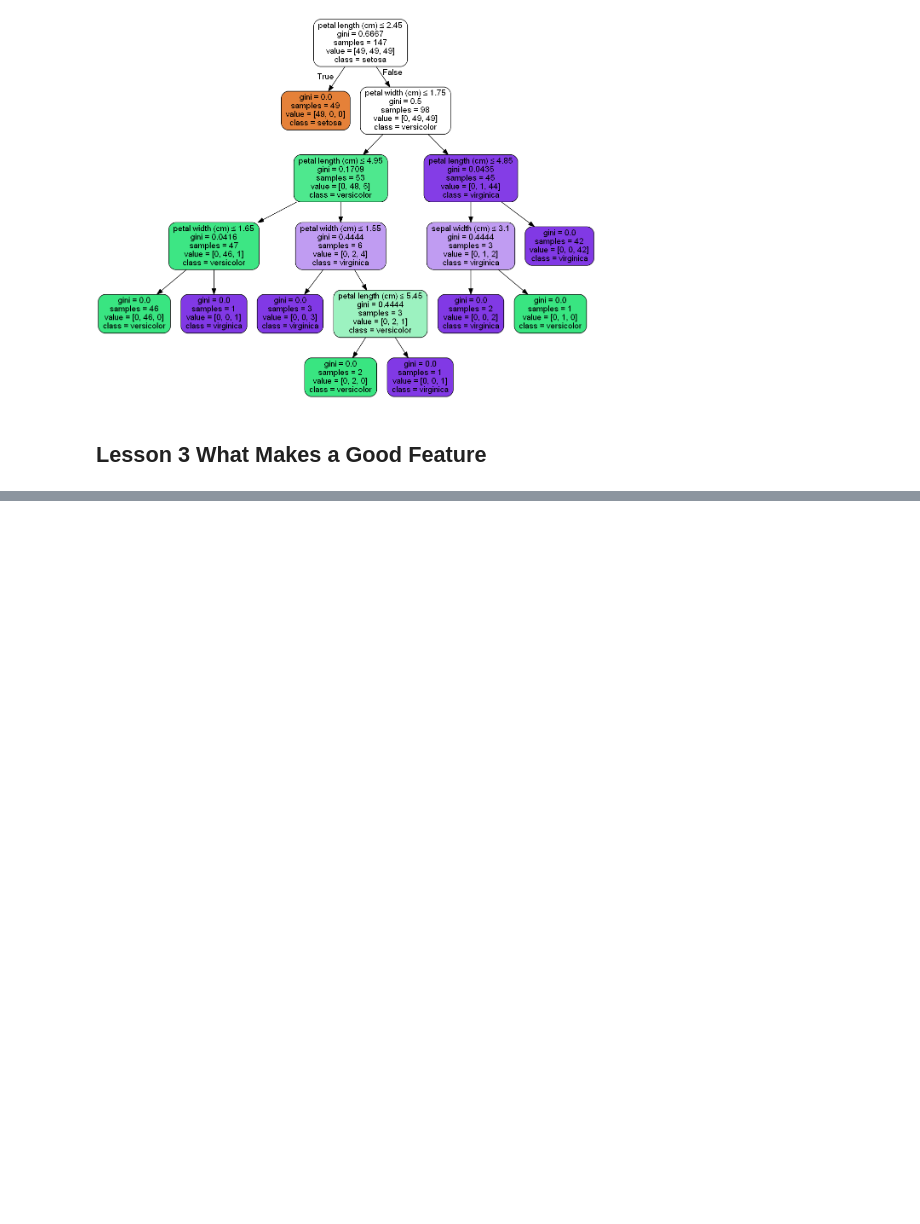
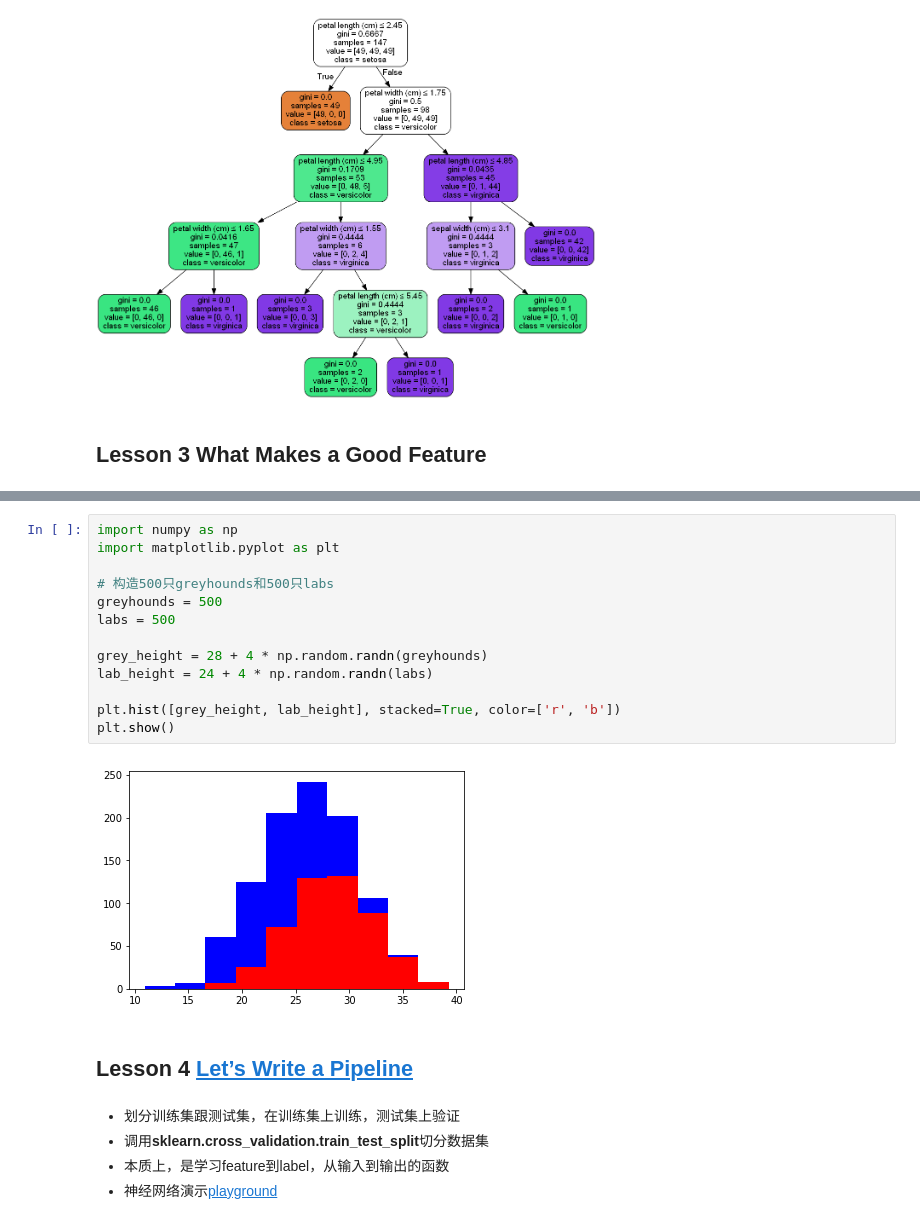
Before and after one commit to zydarChen/nnNote, a Jupyter notebook: GoogleML.ipynb, the cells around one changed output, grey strips where cells are left out. Saved outputs shown, nothing was run; the diff lists cells and outputs as text; blank space fills up the shorter version.

```diff
--- a/GoogleML.ipynb
+++ b/GoogleML.ipynb
@@ -84,0 +95,22 @@ Image(graph.create_png(), width=500, height=500)
+# %%
+import numpy as np
+import matplotlib.pyplot as plt
+
+# 构造500只greyhounds和500只labs
+greyhounds = 500
+labs = 500
+
+grey_height = 28 + 4 * np.random.randn(greyhounds)
+lab_height = 24 + 4 * np.random.randn(labs)
+
+plt.hist([grey_height, lab_height], stacked=True, color=['r', 'b'])
+plt.show()
+# %% [output]
+[figure, added]
+# %% [markdown]
+## Lesson 4 [Let’s Write a Pipeline](http://v.youku.com/v_show/id_XMTU2Njk0Njc3Ng==.html?f=26979872&from=y1.7-3)
+# %% [markdown]
+- 划分训练集跟测试集，在训练集上训练，测试集上验证
+- 调用**sklearn.cross_validation.train_test_split**切分数据集
+- 本质上，是学习feature到label，从输入到输出的函数
+- 神经网络演示[playground](http://playground.tensorflow.org/)
```
Also changed, not shown: parts of 10 cells of this notebook, 2 other files.
